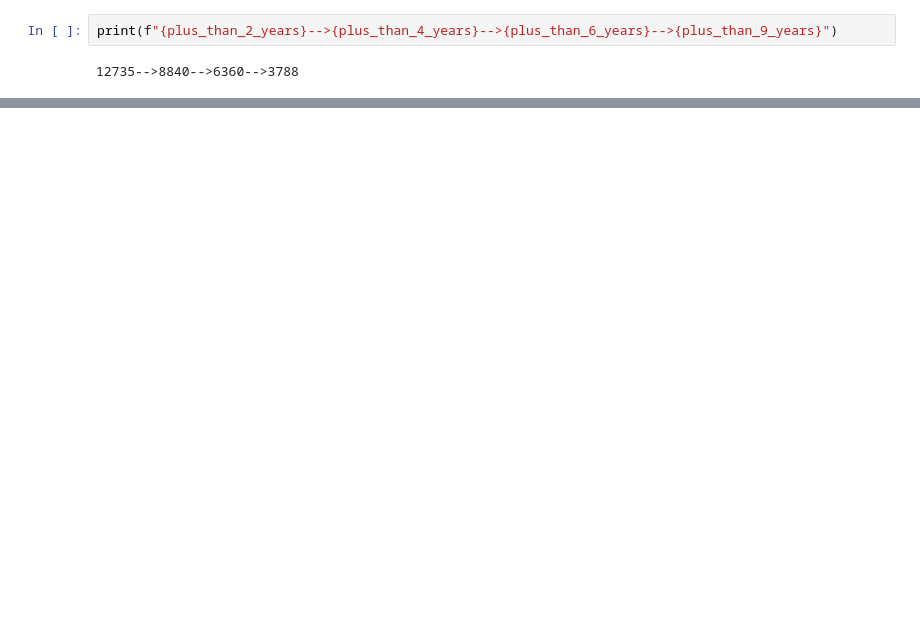
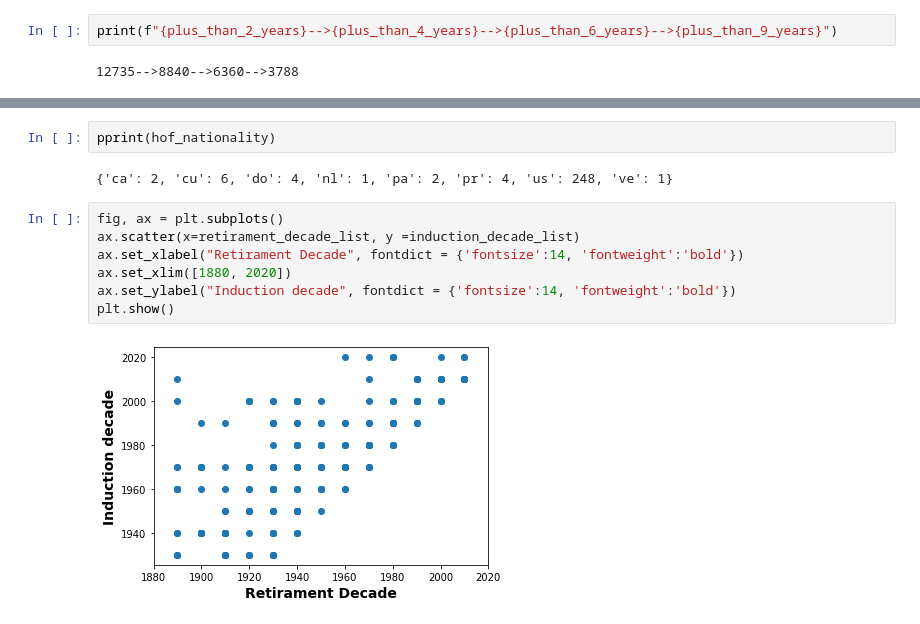
Before and after one commit to abel1927/DJ-MLB-Hall-Fame, a Jupyter notebook: Analysis/explore_data.ipynb, the cells around one changed output, grey strips where cells are left out. Cells and saved outputs as stored; diff of their text form; blank space fills up the shorter version.

```diff
--- a/Analysis/explore_data.ipynb
+++ b/Analysis/explore_data.ipynb
@@ -147,0 +182,13 @@ pprint(retirament_decade_list)
+# %%
+pprint(hof_nationality)
+# %% [output]
+{'ca': 2, 'cu': 6, 'do': 4, 'nl': 1, 'pa': 2, 'pr': 4, 'us': 248, 've': 1}
+# %%
+fig, ax = plt.subplots()
+ax.scatter(x=retirament_decade_list, y =induction_decade_list)
+ax.set_xlabel("Retirament Decade", fontdict = {'fontsize':14, 'fontweight':'bold'})
+ax.set_xlim([1880, 2020])
+ax.set_ylabel("Induction decade", fontdict = {'fontsize':14, 'fontweight':'bold'})
+plt.show()
+# %% [output]
+[figure, added]
```
Also changed, not shown: parts of 23 cells of this notebook, 1 other file.
